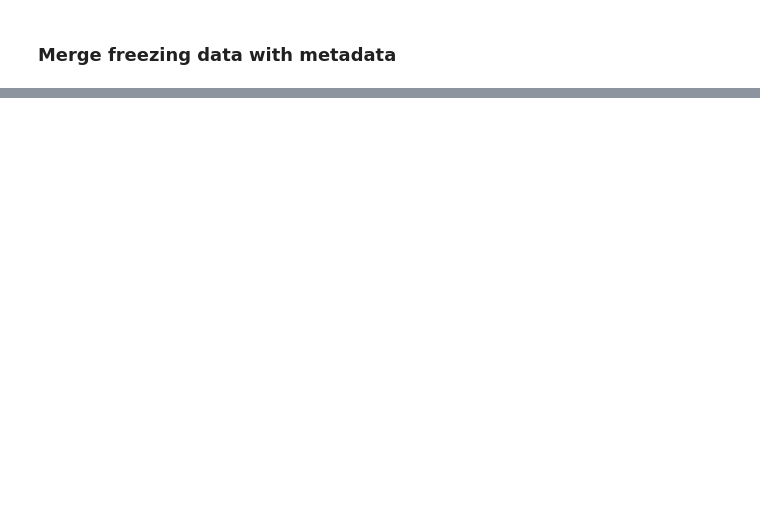
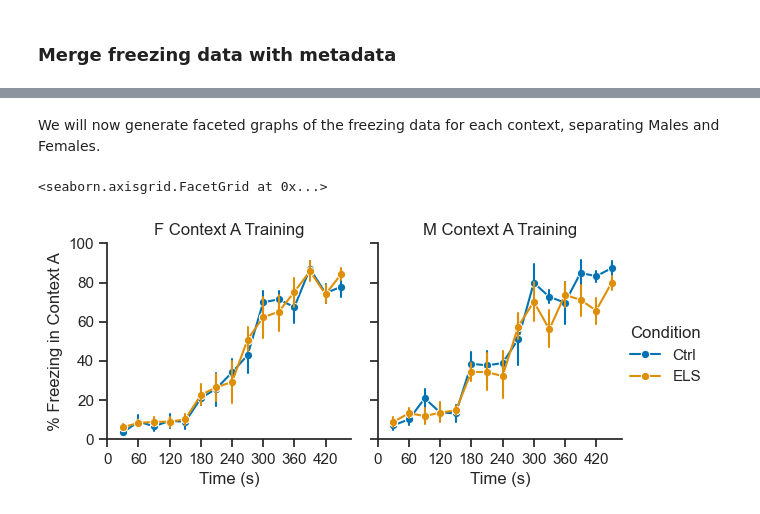
Before and after one commit to brelwill/IntroPythonCourse_2022, a Jupyter notebook: SEFL/SEFL_freezing_120122.ipynb, the cells around one changed output, grey strips where cells are left out. Drawn from its saved outputs; the diff is of its cells as text; code cells hidden in the pictures; blank space fills up the shorter version.

Commit message:
updated SEFL commit, graphs etc

```diff
--- a/SEFL/SEFL_freezing_120122.ipynb
+++ b/SEFL/SEFL_freezing_120122.ipynb
@@ -192,3 +194,5 @@ Generate an ID Column combining `Mouse`, `Sex`, and `Condition`
+# %%
+etho_meta_mod['Mouse ID'] = etho_meta_mod[['Mouse ', 'Sex']].astype(str).apply("_".join, axis=1) #concatenate the two columns using apply function
 # %%
 etho_meta_mod #check work
 # %% [output]
@@ -256,3 +247,4 @@ sefl_df
 # %%
-context_A_train = etho_tidy[(etho_tidy.Experiment == 'ContextATest') & (etho_tidy.Arena == 'Arena 1')]
-context_A_freeze = np.array(context_A_train.PcentFreezing)
+context_A_train = sefl_df[(sefl_df.Experiment == 'ContextAtraining')]
+context_A_test = sefl_df[(sefl_df.Experiment == 'ContextATest')]
+context_B_test = sefl_df[(sefl_df.Experiment == 'ContextBTest')]
@@ -277,3 +255,9 @@ We are interested in the effect of SEFL on animals that have experience early li
 # %%
-#grouped_by_sex = sefl_df.groupby(['Experiment', 'Condition', 'Sex'])
-#print(grouped_by_sex)
+A_train_subset = context_A_train[['Mouse ID','Sex','Condition','Time(s)', 'PcentFreezing']]
+A_train_els= A_train_subset.groupby(['Condition','Time(s)']).mean()
+
+A_test_subset = context_A_test[['Mouse ID','Sex','Condition','Time(s)', 'PcentFreezing']]
+A_test_els= A_test_subset.groupby(['Condition','Time(s)']).mean()
+
+B_test_subset = context_B_test[['Mouse ID','Sex','Condition','Time(s)', 'PcentFreezing']]
+B_test_els= B_test_subset.groupby(['Condition','Time(s)']).mean()
@@ -287,0 +264,22 @@ for value in etho_tidy['freezing_duration(s)']:
+# %%
+#ignore this for now, it just makes things look good
+sns.set_style("ticks")
+sns.set_context("notebook")
+# %% [markdown]
+We will now generate faceted graphs of the freezing data for each context, separating Males and Females.
+# %%
+g = sns.FacetGrid(data = A_train_subset,col= 'Sex', hue = 'Condition',palette = 'colorblind')
+g.map_dataframe(sns.lineplot,
+                x = 'Time(s)',
+                y = 'PcentFreezing',
+                estimator='mean',
+                ci = 68, #for normally distributed data, a 68% CI will correspond to SEM
+                marker = 'o',
+                err_style = 'bars')
+g.set_axis_labels('Time (s)', '% Freezing in Context A')
+g.set_titles(col_template="{col_name} Context A Training", row_template="{row_name}")
+g.set(ylim=(0, 100), xlim=(0,470), xticks= np.arange(0, 470, 60))
+g.add_legend()
+# %% [output]
+<seaborn.axisgrid.FacetGrid at 0x...>
+[figure, added]
```
Also changed, not shown: parts of 26 cells of this notebook, 6 other files.
